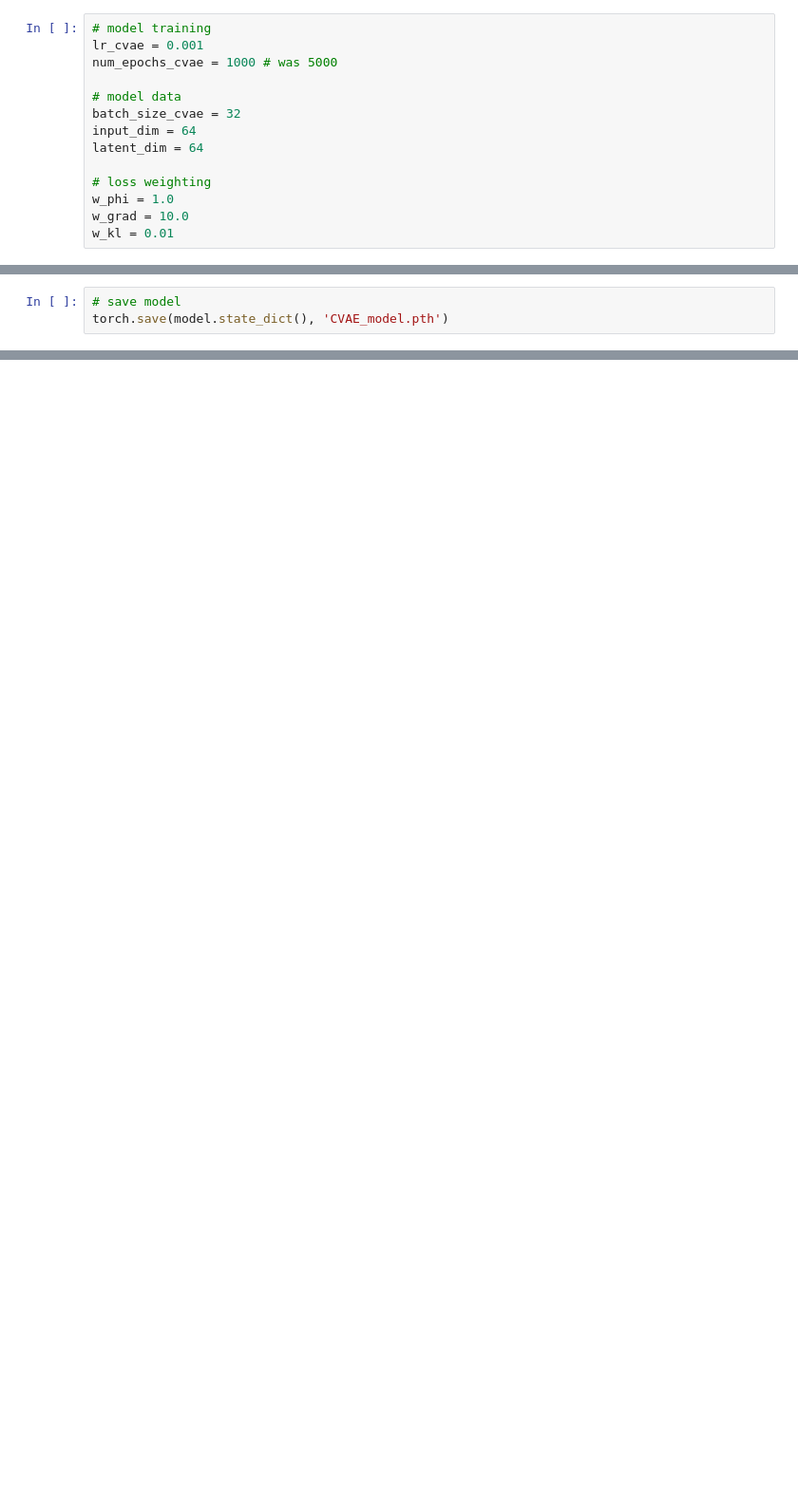
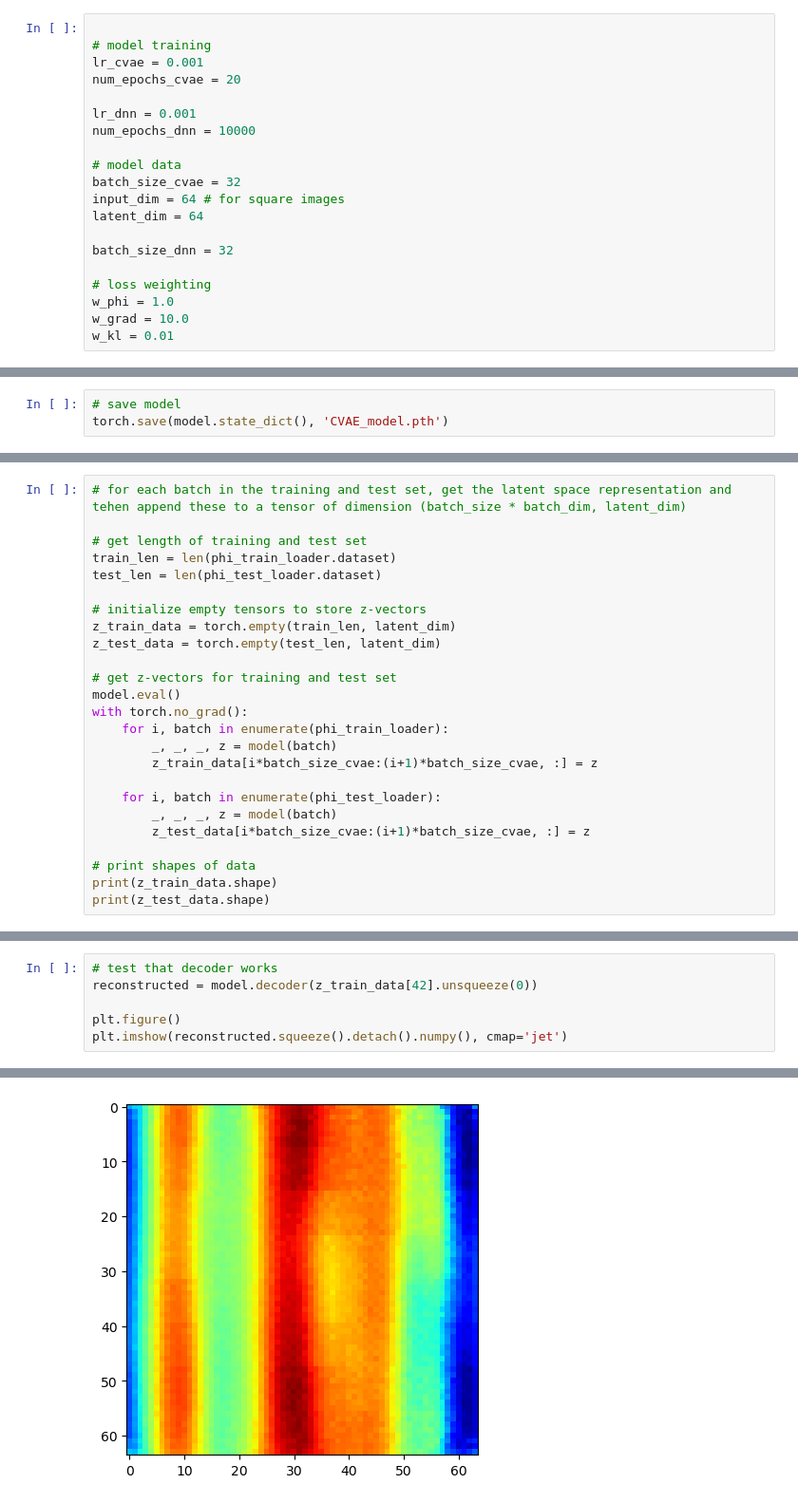
Before and after one commit to iangill11/MLuSHrooM, a Jupyter notebook: model/model.ipynb, the cells around one changed output, grey strips where cells are left out. Shown at 95% size. Cells and saved outputs as stored; diff of their text form; blank space fills up the shorter version.

```diff
--- a/model/model.ipynb
+++ b/model/model.ipynb
@@ -28,14 +28,20 @@ from torch.utils.data import DataLoader
 # %% [markdown]
 Set hyperparameters
 # %%
+
 # model training
 lr_cvae = 0.001
-num_epochs_cvae = 1000 # was 5000
+num_epochs_cvae = 20
+
+lr_dnn = 0.001
+num_epochs_dnn = 10000
 
 # model data
 batch_size_cvae = 32
-input_dim = 64
+input_dim = 64 # for square images
 latent_dim = 64
+
+batch_size_dnn = 32
 
 # loss weighting
 w_phi = 1.0
@@ -493,0 +468,25 @@ torch.save(model.state_dict(), 'CVAE_model.pth')
+# %%
+# for each batch in the training and test set, get the latent space representation and tehen append these to a tensor of dimension (batch_size * batch_dim, latent_dim)
+
+# get length of training and test set
+train_len = len(phi_train_loader.dataset)
+test_len = len(phi_test_loader.dataset)
+
+# initialize empty tensors to store z-vectors
+z_train_data = torch.empty(train_len, latent_dim)
+z_test_data = torch.empty(test_len, latent_dim)
+
+# get z-vectors for training and test set
+model.eval()
+with torch.no_grad():
+    for i, batch in enumerate(phi_train_loader):
+        _, _, _, z = model(batch)
+        z_train_data[i*batch_size_cvae:(i+1)*batch_size_cvae, :] = z
+
+    for i, batch in enumerate(phi_test_loader):
+        _, _, _, z = model(batch)
+        z_test_data[i*batch_size_cvae:(i+1)*batch_size_cvae, :] = z
+
+# print shapes of data
+print(z_train_data.shape)
+print(z_test_data.shape)
@@ -493,0 +496,7 @@ torch.save(model.state_dict(), 'CVAE_model.pth')
+# %%
+# test that decoder works
+reconstructed = model.decoder(z_train_data[42].unsqueeze(0))
+
+plt.figure()
+plt.imshow(reconstructed.squeeze().detach().numpy(), cmap='jet')
+# %% [output]
@@ -493,0 +504 @@ torch.save(model.state_dict(), 'CVAE_model.pth')
+[figure, added]
```
Also changed, not shown: parts of 29 cells of this notebook, 3 other files.
